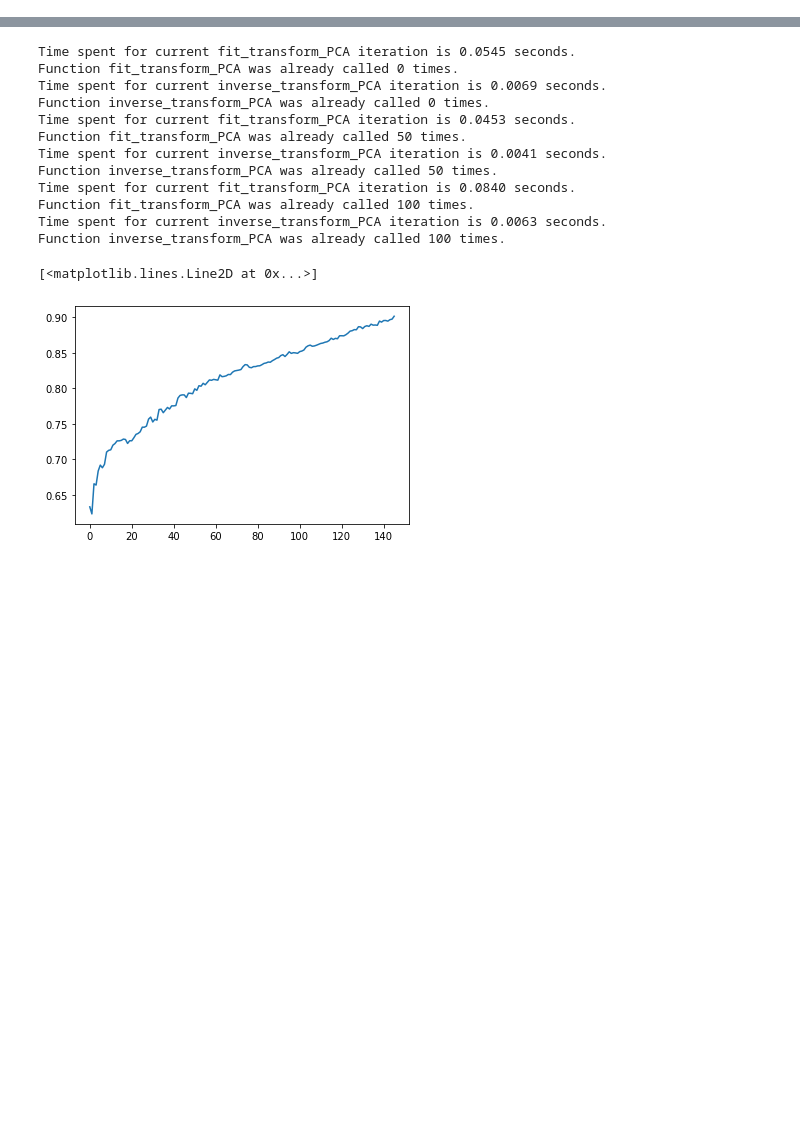
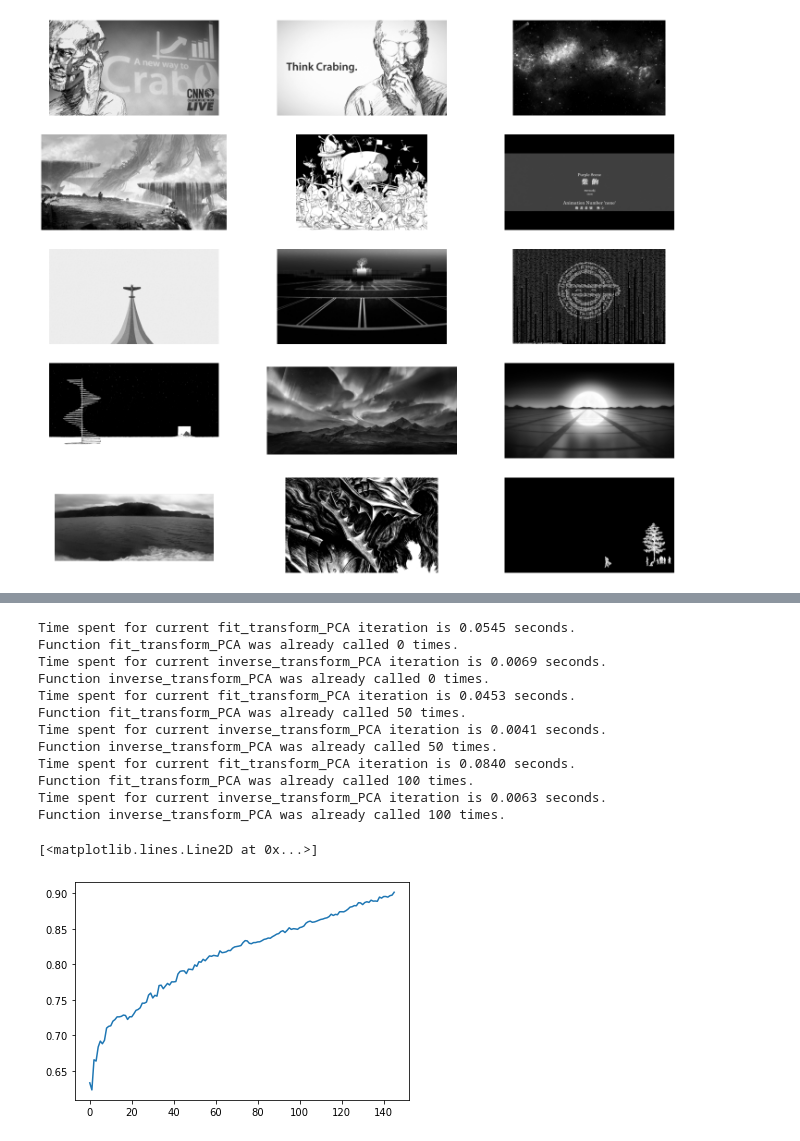
Before and after one commit to IPPK93/PCA_IPCA_project, a Jupyter notebook: PCA.ipynb, the cells around one changed output, grey strips where cells are left out. Saved outputs shown, nothing was run; the diff lists cells and outputs as text; code cells hidden in the pictures; blank space fills up the shorter version.

Commit message:
Update PCA/IPCA notebook

```diff
--- a/PCA.ipynb
+++ b/PCA.ipynb
@@ -123,3 +124,36 @@ def benchmark_model_on_image(model_name: Literal['IPCA', 'PCA'], image: np.ndarr
                 break
 
     return ssim_arr, transform_times, inverse_times
+# %%
+def visualize_images(images: List[np.ndarray]):
+    fig, ax = plt.subplots(nrows=5, ncols=3)
+
+    for image, axis in zip(images, ax.flatten()):
+        axis.imshow(image, cmap='gray')
+        axis.set_axis_off()
+
+    plt.show()
+
+def visualize_plots(analysis_data: Dict[str, List[np.ndarray]]):
+    pca_data = analysis_data['PCA']
+    ipca_data = analysis_data['IPCA']
+
+    fig, ax = plt.subplots(nrows=2, ncols=3)
+
+    for i, model_data in enumerate([pca_data, ipca_data]):
+        for j, key in model_data.keys():
+            ax[i, j].plot(model_data[key])
+
+    plt.show()
+# %%
+images = []
+
+folder_path = './images'
+for filename in listdir(folder_path):
+    img = Image.open(f"{folder_path}/{filename}").convert('L')
+    arr = np.array(img)
+    images.append(arr)
+# %%
+visualize_images(images)
+# %% [output]
+[figure, added]
```
Also changed, not shown: parts of 23 cells of this notebook, 17 other files.
